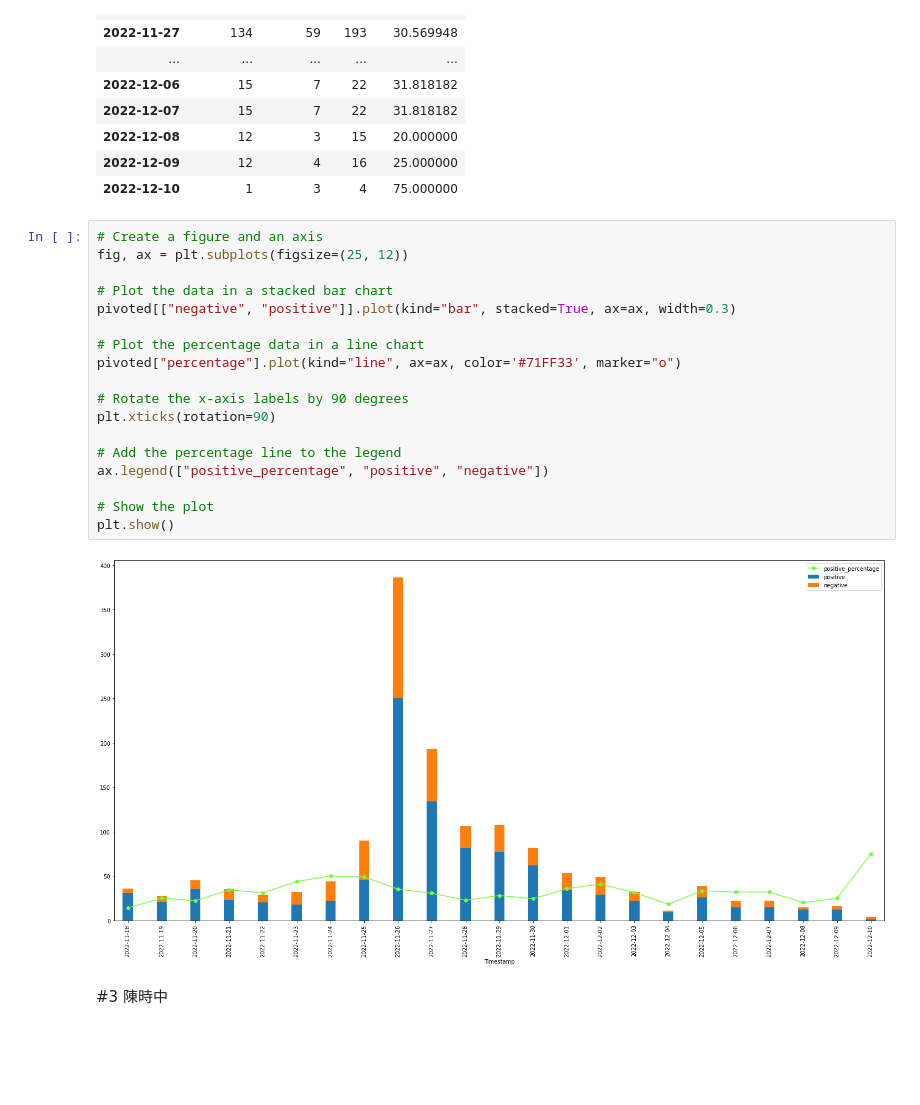
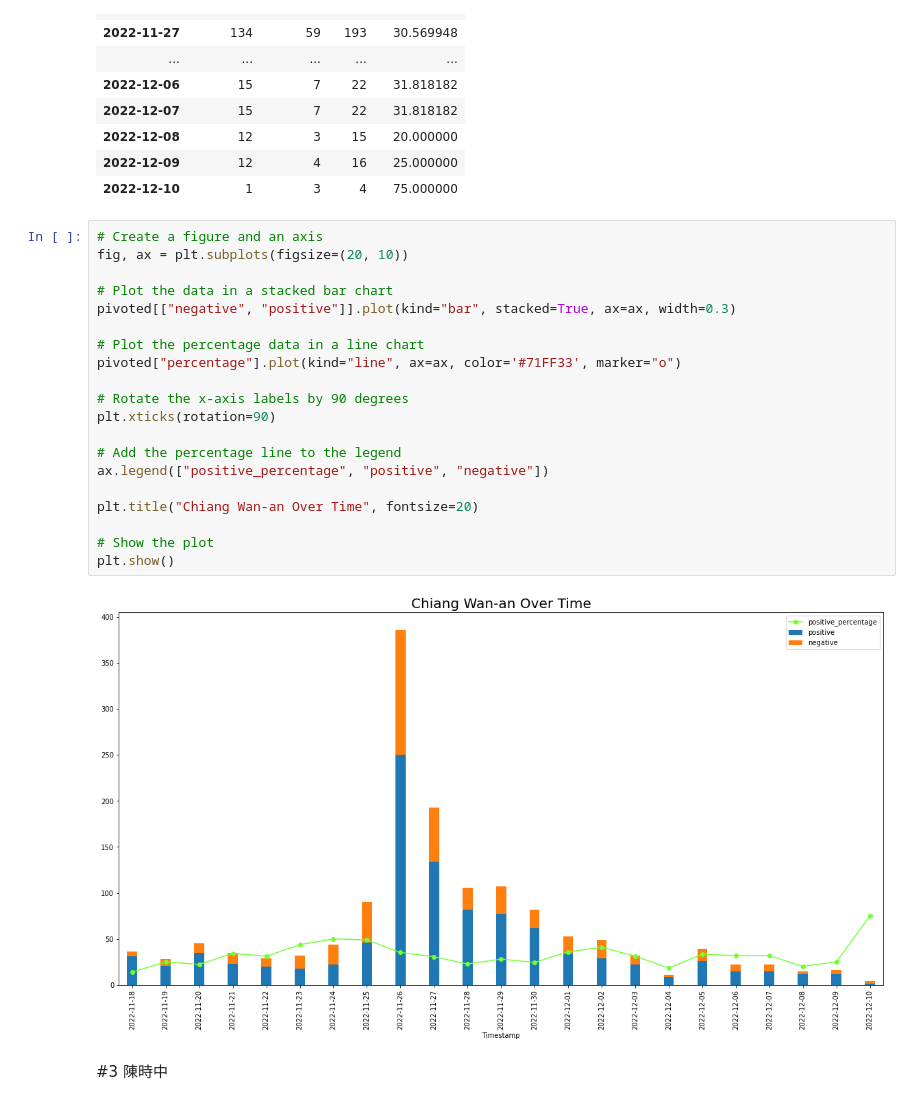
Before and after one commit to Jasper-Hewitt/Jiabo_Roberta_Chinese_sentiment, a Jupyter notebook: ElectionSentiment.ipynb, the cells around one changed output. Saved outputs shown, nothing was run; the diff lists cells and outputs as text; blank space fills up the shorter version.

```diff
--- a/ElectionSentiment.ipynb
+++ b/ElectionSentiment.ipynb
@@ -673,24 +675,26 @@ pivoted
 | 2022-12-10 | 1 | 3 | 4 | 75.000000 |
 # %%
 # Create a figure and an axis
-fig, ax = plt.subplots(figsize=(25, 12))
+fig, ax = plt.subplots(figsize=(20, 10))
 
 # Plot the data in a stacked bar chart
 pivoted[["negative", "positive"]].plot(kind="bar", stacked=True, ax=ax, width=0.3)
 
 # Plot the percentage data in a line chart
 pivoted["percentage"].plot(kind="line", ax=ax, color='#71FF33', marker="o")
 
 # Rotate the x-axis labels by 90 degrees
 plt.xticks(rotation=90)
 
 # Add the percentage line to the legend
 ax.legend(["positive_percentage", "positive", "negative"])
 
+plt.title("Chiang Wan-an Over Time", fontsize=20)
+
 # Show the plot
 plt.show()
 # %% [output]
-[figure, old version]
+[figure, new version]
 # %% [markdown]
 #3 陳時中
 # %% [markdown]
```
Also changed, not shown: parts of 10 cells of this notebook.
